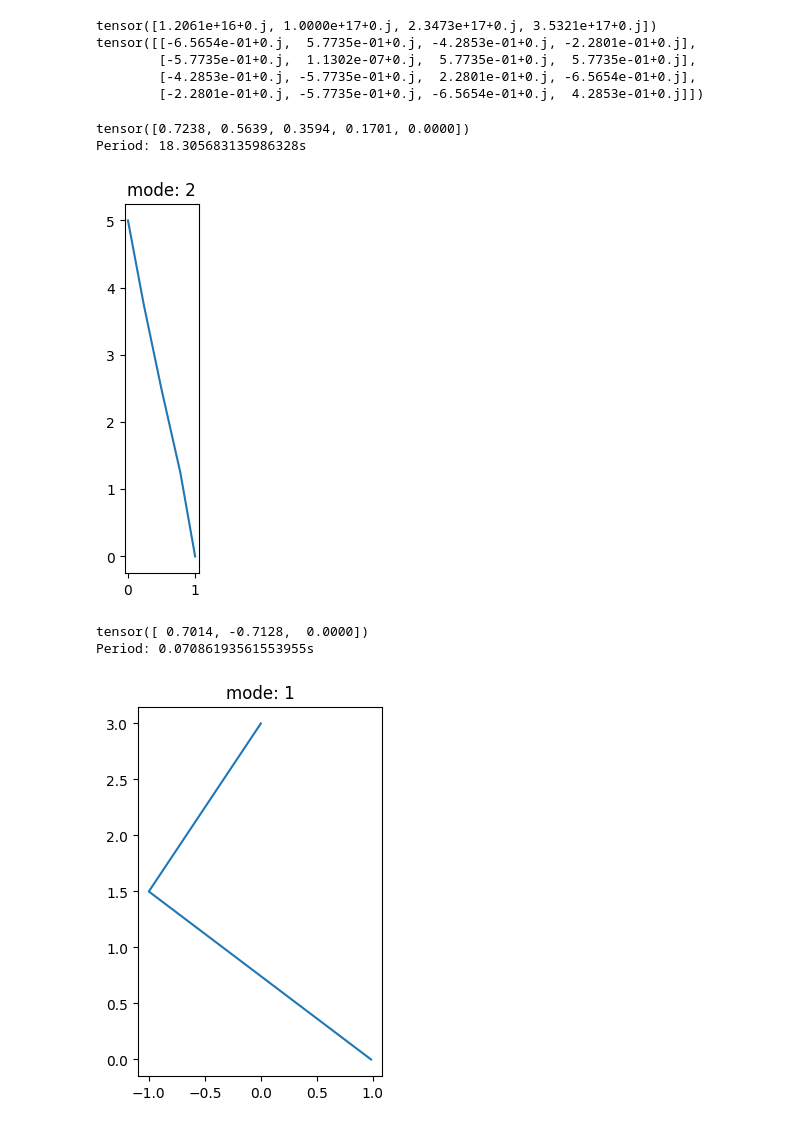
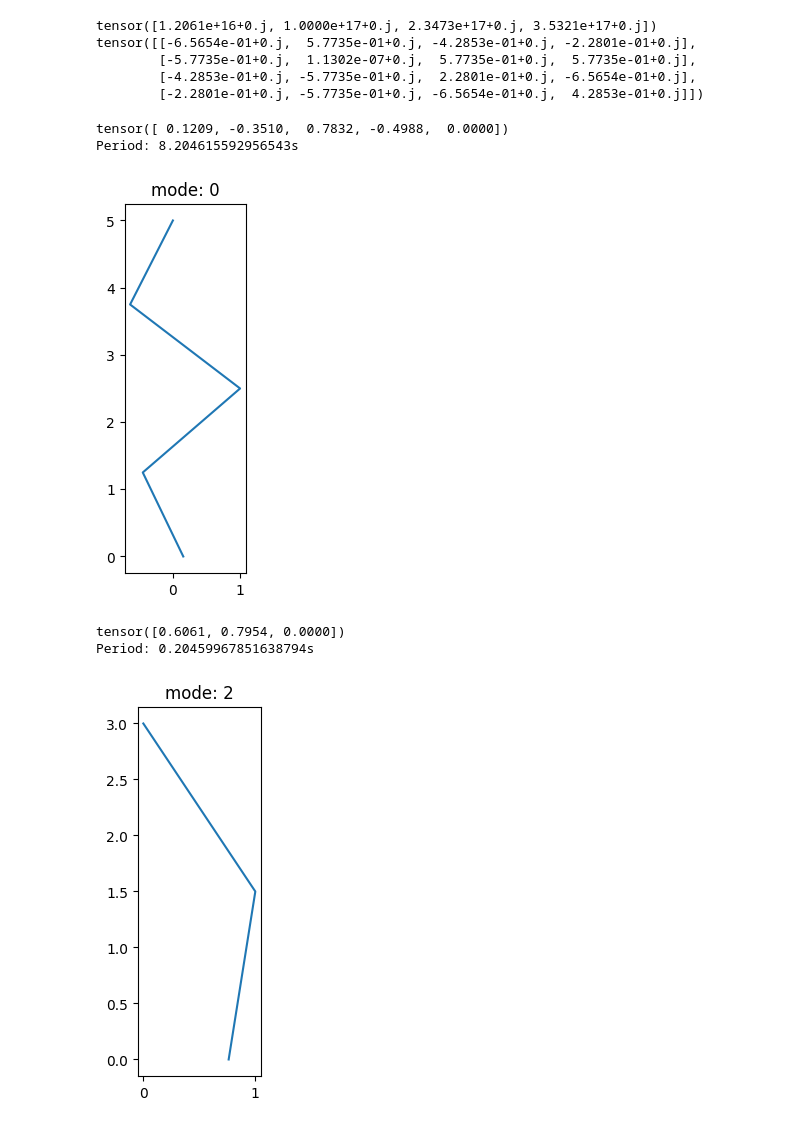
Before and after one commit to rportocarrero/Python, a Jupyter notebook: EarthquakeDynamics/4_story_shear.ipynb, the cells around one changed output. Cells and saved outputs as stored; diff of their text form; code cells hidden in the pictures.

```diff
--- a/EarthquakeDynamics/4_story_shear.ipynb
+++ b/EarthquakeDynamics/4_story_shear.ipynb
@@ -48,22 +45,22 @@ def graph_mode(V,L,mode):
 # %%
 # 4 story example
 Mass=torch.eye(4)*torch.tensor([[1],[2],[2],[3]])*1500.0
 Stiff = torch.tensor([[1,-1,0,0],[-1,3,-2,0],[0,-2,5,-3],[0,0,-3,7]])*800.0
 D=torch.mm(torch.inverse(Mass),Stiff)
 L,V = torch.linalg.eig(D)
-graph_mode(V,L,2)
+graph_mode(V,L,0)
 # %% [output]
-tensor([0.7238, 0.5639, 0.3594, 0.1701, 0.0000])
-Period: 18.305683135986328s
+tensor([ 0.1209, -0.3510,  0.7832, -0.4988,  0.0000])
+Period: 8.204615592956543s
-[figure, old version]
+[figure, new version]
 # %%
 # 2 story example
 M = torch.Tensor([[20.39,0],[0,15.29]])
 K = torch.Tensor([[98740, -60587],[-60587,60587]])
 D = torch.mm(torch.inverse(M),K)
 L,V = torch.linalg.eig(D)
-graph_mode(V,L,1)
+graph_mode(V,L,2)
 # %% [output]
-tensor([ 0.7014, -0.7128,  0.0000])
-Period: 0.07086193561553955s
+tensor([0.6061, 0.7954, 0.0000])
+Period: 0.20459967851638794s
-[figure, old version]
+[figure, new version]
```
Also changed, not shown: parts of 3 cells of this notebook.
